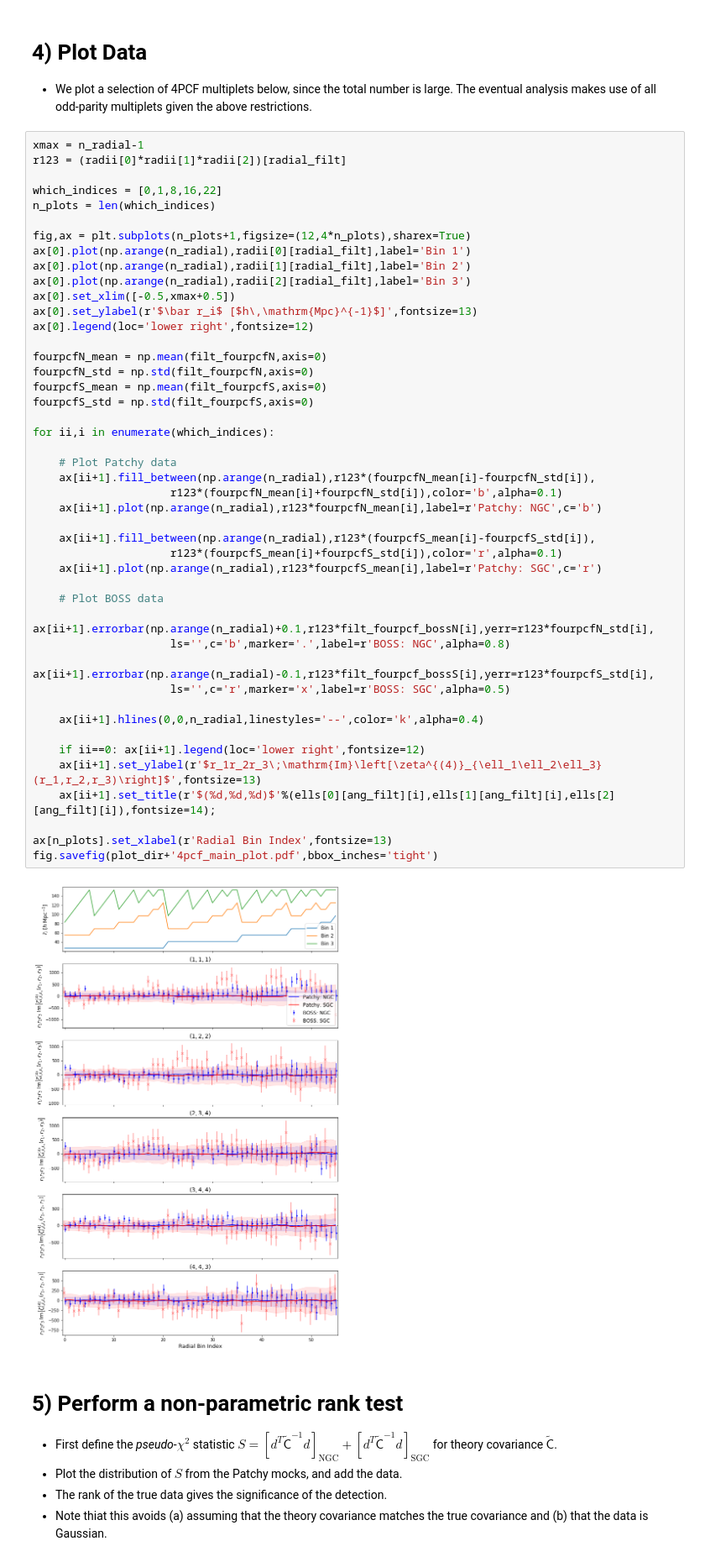
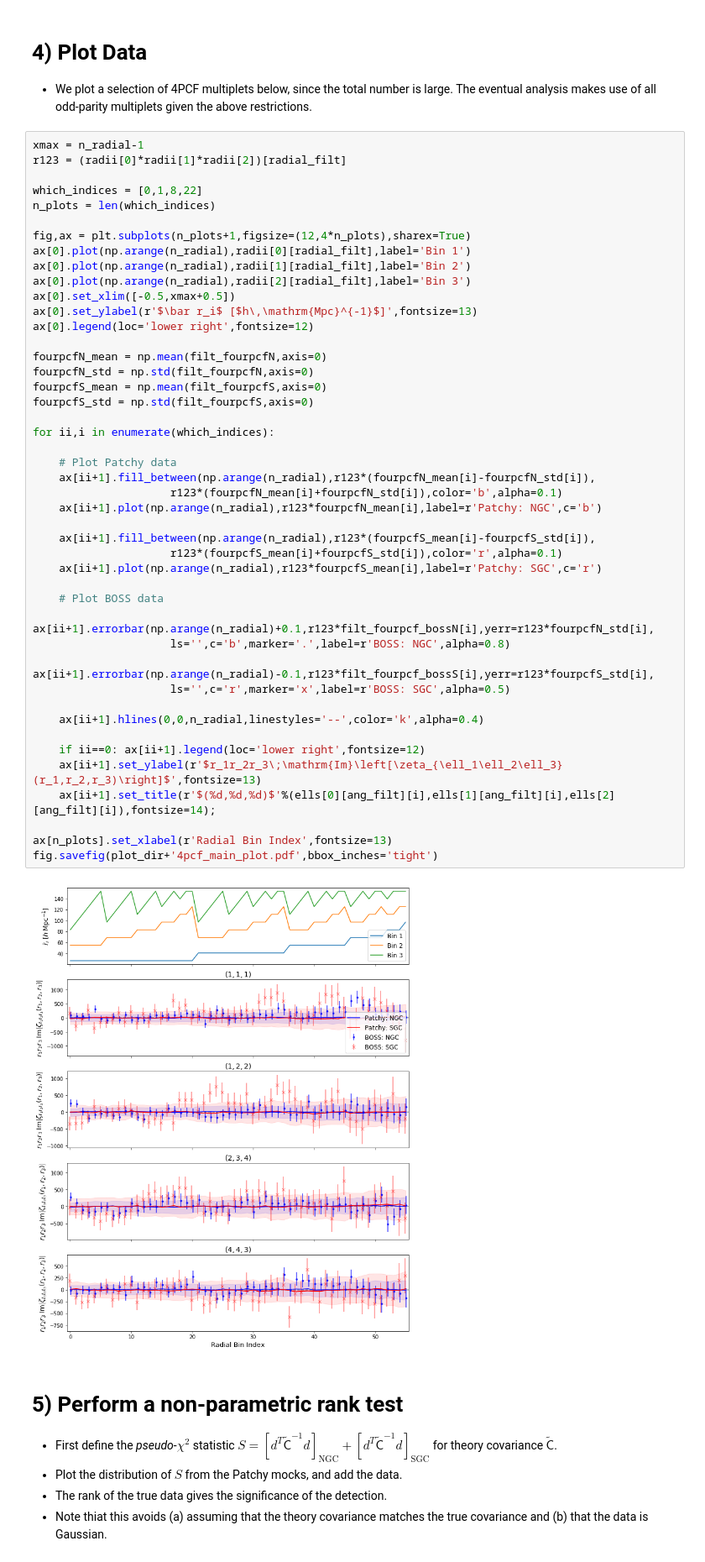
Before and after one commit to oliverphilcox/Parity-Odd-4PCF, a Jupyter notebook: BOSS Odd-Parity 4PCFs Production.ipynb, the cells around one changed output. Shown at 84% size. Cells and saved outputs as stored; diff of their text form.

```diff
--- a/BOSS Odd-Parity 4PCFs Production.ipynb
+++ b/BOSS Odd-Parity 4PCFs Production.ipynb
@@ -220,7 +220,7 @@ SGC covariance is inflated relative to NGC by a factor of 2.49
 xmax = n_radial-1
 r123 = (radii[0]*radii[1]*radii[2])[radial_filt]
 
-which_indices = [0,1,8,16,22]
+which_indices = [0,1,8,22]
 n_plots = len(which_indices)
 
 fig,ax = plt.subplots(n_plots+1,figsize=(12,4*n_plots),sharex=True)
@@ -234,35 +234,35 @@ ax[0].legend(loc='lower right',fontsize=12)
 fourpcfN_mean = np.mean(filt_fourpcfN,axis=0)
 fourpcfN_std = np.std(filt_fourpcfN,axis=0)
 fourpcfS_mean = np.mean(filt_fourpcfS,axis=0)
 fourpcfS_std = np.std(filt_fourpcfS,axis=0)
 
 for ii,i in enumerate(which_indices):
 
     # Plot Patchy data
     ax[ii+1].fill_between(np.arange(n_radial),r123*(fourpcfN_mean[i]-fourpcfN_std[i]),
                      r123*(fourpcfN_mean[i]+fourpcfN_std[i]),color='b',alpha=0.1)
     ax[ii+1].plot(np.arange(n_radial),r123*fourpcfN_mean[i],label=r'Patchy: NGC',c='b')
 
     ax[ii+1].fill_between(np.arange(n_radial),r123*(fourpcfS_mean[i]-fourpcfS_std[i]),
                      r123*(fourpcfS_mean[i]+fourpcfS_std[i]),color='r',alpha=0.1)
     ax[ii+1].plot(np.arange(n_radial),r123*fourpcfS_mean[i],label=r'Patchy: SGC',c='r')
 
     # Plot BOSS data
     ax[ii+1].errorbar(np.arange(n_radial)+0.1,r123*filt_fourpcf_bossN[i],yerr=r123*fourpcfN_std[i],
                      ls='',c='b',marker='.',label=r'BOSS: NGC',alpha=0.8)
     ax[ii+1].errorbar(np.arange(n_radial)-0.1,r123*filt_fourpcf_bossS[i],yerr=r123*fourpcfS_std[i],
                      ls='',c='r',marker='x',label=r'BOSS: SGC',alpha=0.5)
 
     ax[ii+1].hlines(0,0,n_radial,linestyles='--',color='k',alpha=0.4)
 
     if ii==0: ax[ii+1].legend(loc='lower right',fontsize=12)
-    ax[ii+1].set_ylabel(r'$r_1r_2r_3\;\mathrm{Im}\left[\zeta^{(4)}_{\ell_1\ell_2\ell_3}(r_1,r_2,r_3)\right]$',fontsize=13)
+    ax[ii+1].set_ylabel(r'$r_1r_2r_3\;\mathrm{Im}\left[\zeta_{\ell_1\ell_2\ell_3}(r_1,r_2,r_3)\right]$',fontsize=13)
     ax[ii+1].set_title(r'$(%d,%d,%d)$'%(ells[0][ang_filt][i],ells[1][ang_filt][i],ells[2][ang_filt][i]),fontsize=14);
 
 ax[n_plots].set_xlabel(r'Radial Bin Index',fontsize=13)
 fig.savefig(plot_dir+'4pcf_main_plot.pdf',bbox_inches='tight')
 # %% [output]
-[figure, old version]
+[figure, new version]
 # %% [markdown]
 # 5) Perform a non-parametric rank test
 - First define the *pseudo*-$\chi^2$ statistic $S = [d^T \tilde{\mathsf C}^{-1} d]_\mathrm{NGC}+[d^T \tilde{\mathsf C}^{-1} d]_\mathrm{SGC}$ for theory covariance $\tilde{\mathsf{C}}$.
```
Also changed, not shown: parts of 10 cells of this notebook, 16 other files.
